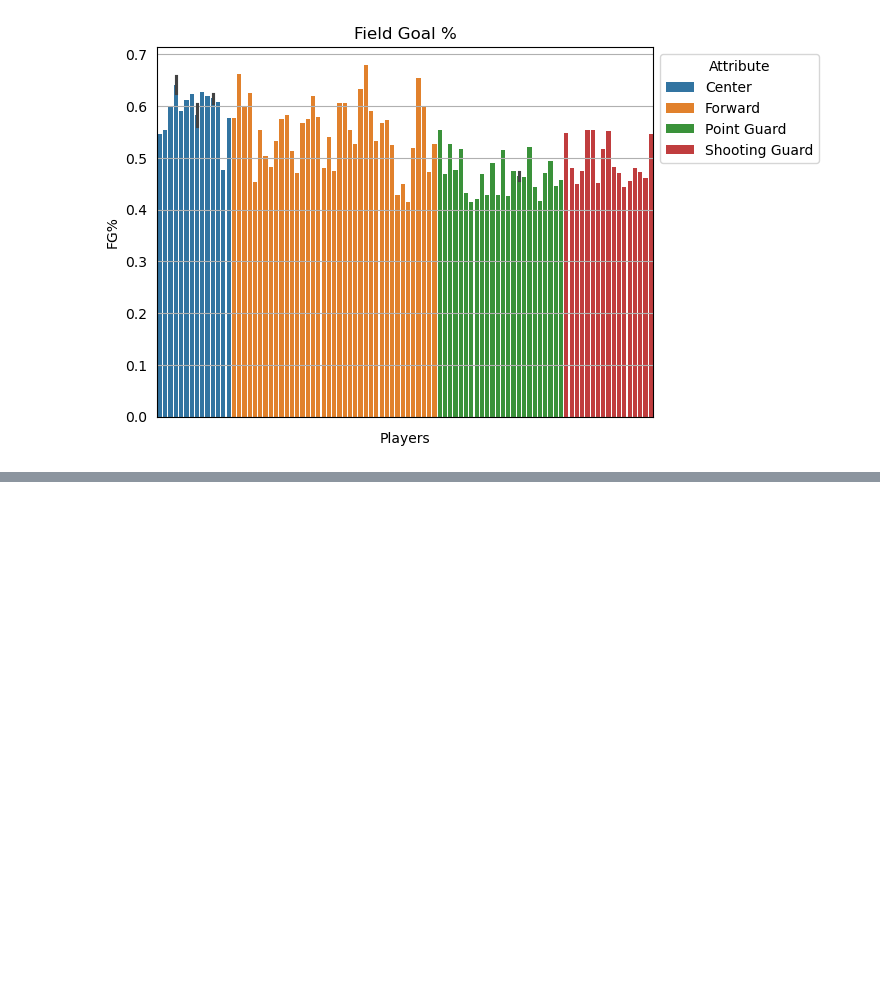
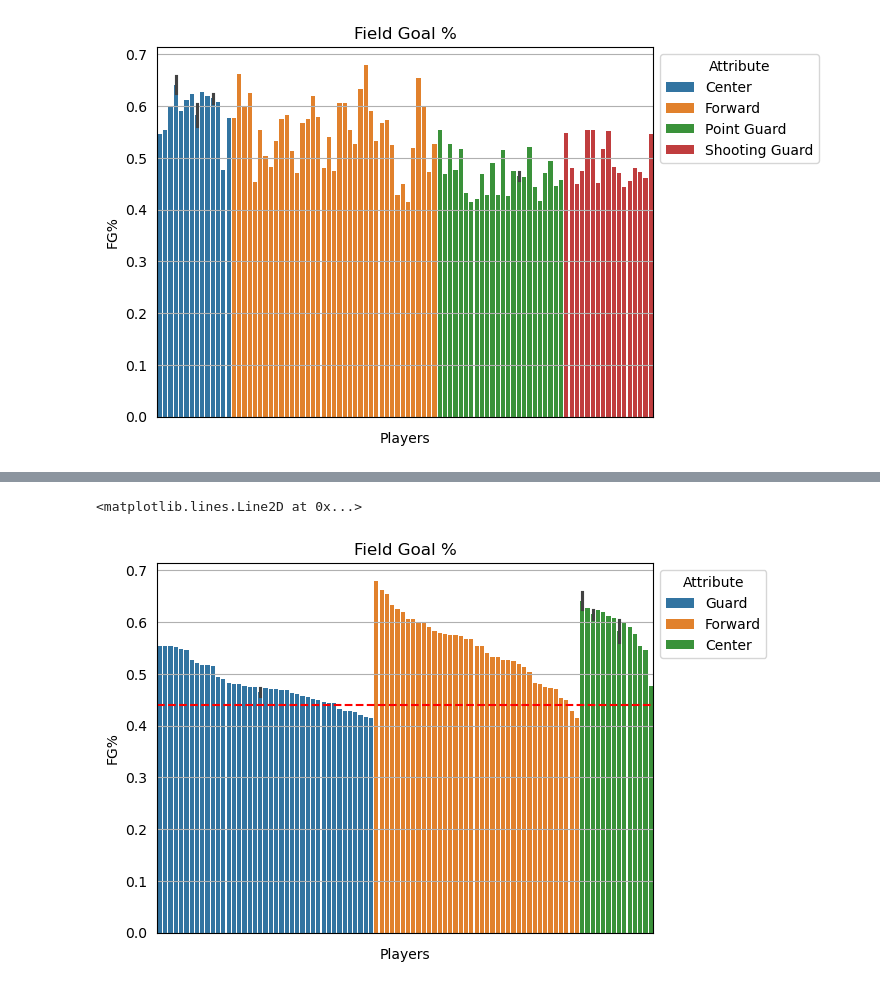
Before and after one commit to Wioaey/NCAA-Positional-Battle, a Jupyter notebook: NCAA_Position_Trend.ipynb, the cells around one changed output, grey strips where cells are left out. Drawn from its saved outputs; the diff is of its cells as text; code cells hidden in the pictures; blank space fills up the shorter version.

```diff
--- a/NCAA_Position_Trend.ipynb
+++ b/NCAA_Position_Trend.ipynb
@@ -341,0 +364,26 @@ for i, subplot in enumerate(ax):
+# %%
+# To simplify this analysis, I want to make this a comparison of Forwards, Centers and Guards.
+# Therefore I will create a new dataframe that will sort the positions into Forwards, Guards, and Centers
+season_stats_simplified = season_stats
+season_stats_simplified['Position'] = season_stats_simplified['Position'].replace('Point Guard','Guard')
+season_stats_simplified['Position'] = season_stats_simplified['Position'].replace('Shooting Guard','Guard')
+season_stats_simplified['Position'] = season_stats_simplified['Position'].replace('Power Forward','Forward')
+season_stats_simplified['Position'] = season_stats_simplified['Position'].replace('Small Forward','Forward')
+season_stats_simplified['Position'].unique()
+
+# Now I'm going to compare the stats again.
+df = season_stats_simplified.sort_values(['Position','FG%'], ascending = [False, False])
+df['FG%'] = df['FG%'].dropna()
+# Dropped NaN values
+ax = sns.barplot(data=df, x='Players', y='FG%', hue='Position', orient='v')
+ax.set(xlabel='Players', title='Field Goal %')
+ax.legend(title='Attribute', bbox_to_anchor=(1, 1), loc='upper left')
+ax.grid(axis='y')
+ax.tick_params(left=False, bottom=False)
+plt.gca().set_xticklabels([])
+
+average_value = 0.44  # This is the NCAA average FG% since 1975
+plt.axhline(y=average_value, color='red', linestyle='--', label=f'Average: {average_value:.2f}')
+# %% [output]
+<matplotlib.lines.Line2D at 0x...>
+[figure, added]
```
Also changed, not shown: parts of 16 cells of this notebook.
